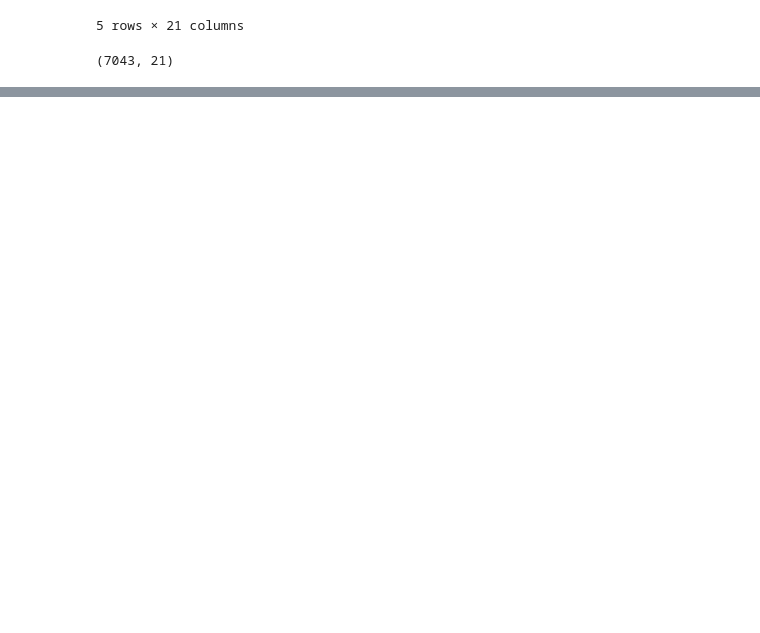
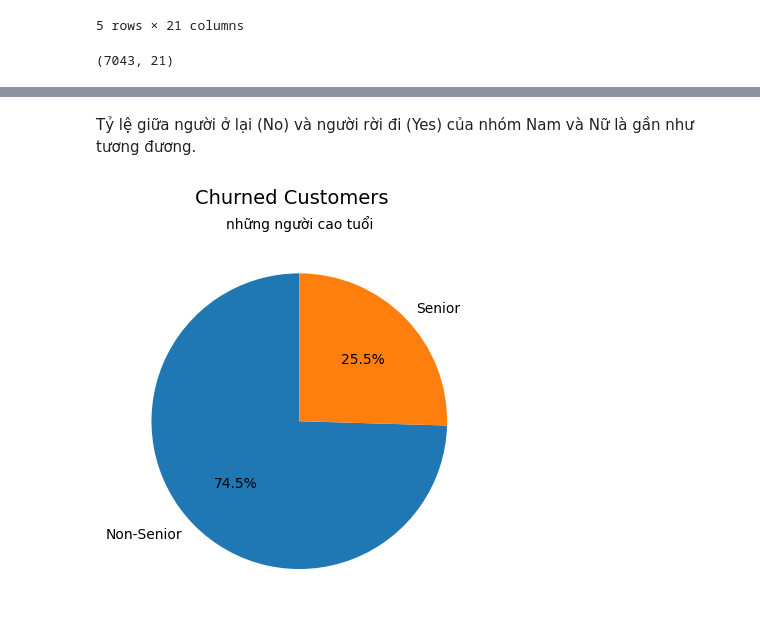
Before and after one commit to vuong01062005/Telco-Customer-Churn-Analysis, a Jupyter notebook: analysis.ipynb, the cells around one changed output, grey strips where cells are left out. Drawn from its saved outputs; the diff is of its cells as text; code cells hidden in the pictures; blank space fills up the shorter version.

```diff
--- a/analysis.ipynb
+++ b/analysis.ipynb
@@ -28,0 +258,11 @@ Dữ liệu gồm có 7043 dòng và 21 cột
+# %% [markdown]
+Tỷ lệ giữa người ở lại (No) và người rời đi (Yes) của nhóm Nam và Nữ là gần như tương đương.
+# %%
+senior_data = df[df['Churn']=='Yes']['SeniorCitizen'].map({1:'Senior',0:'Non-Senior'})
+senior_data = senior_data.value_counts(normalize = True)
+plt.pie(senior_data,autopct="%1.1f%%",startangle=90,labels=senior_data.index)
+plt.suptitle('Churned Customers', fontsize=14)
+plt.title('những người cao tuổi', fontsize=10)
+plt.show()
+# %% [output]
+[figure, added]
```
Also changed, not shown: parts of 72 cells of this notebook.
